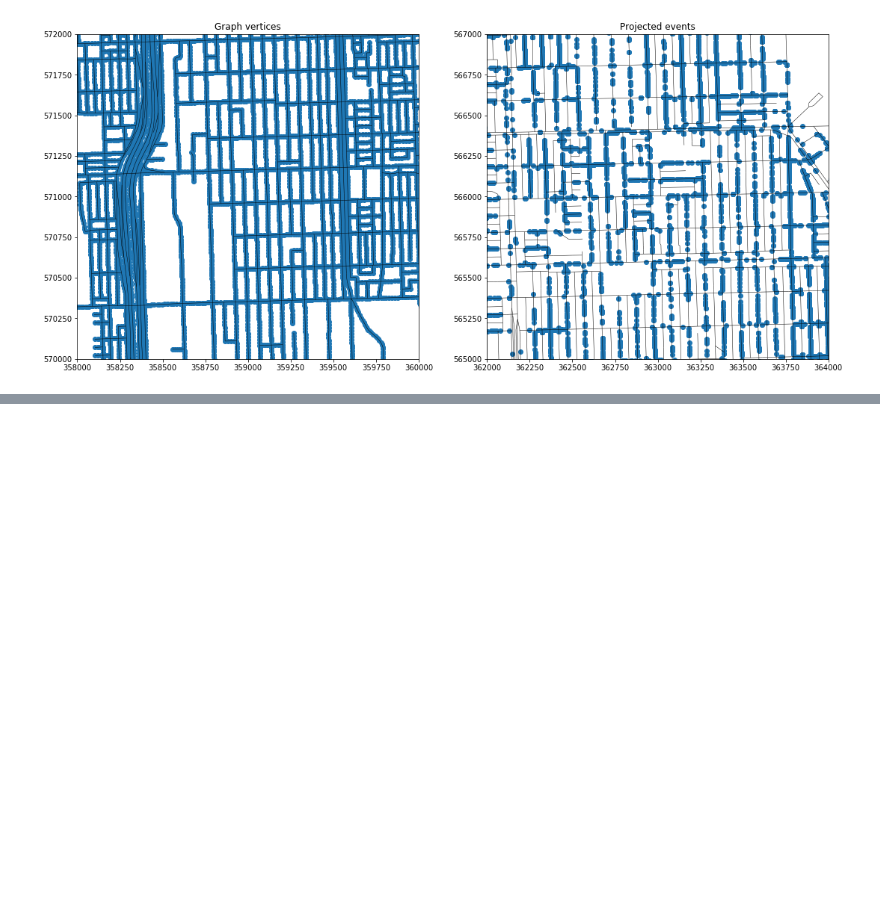
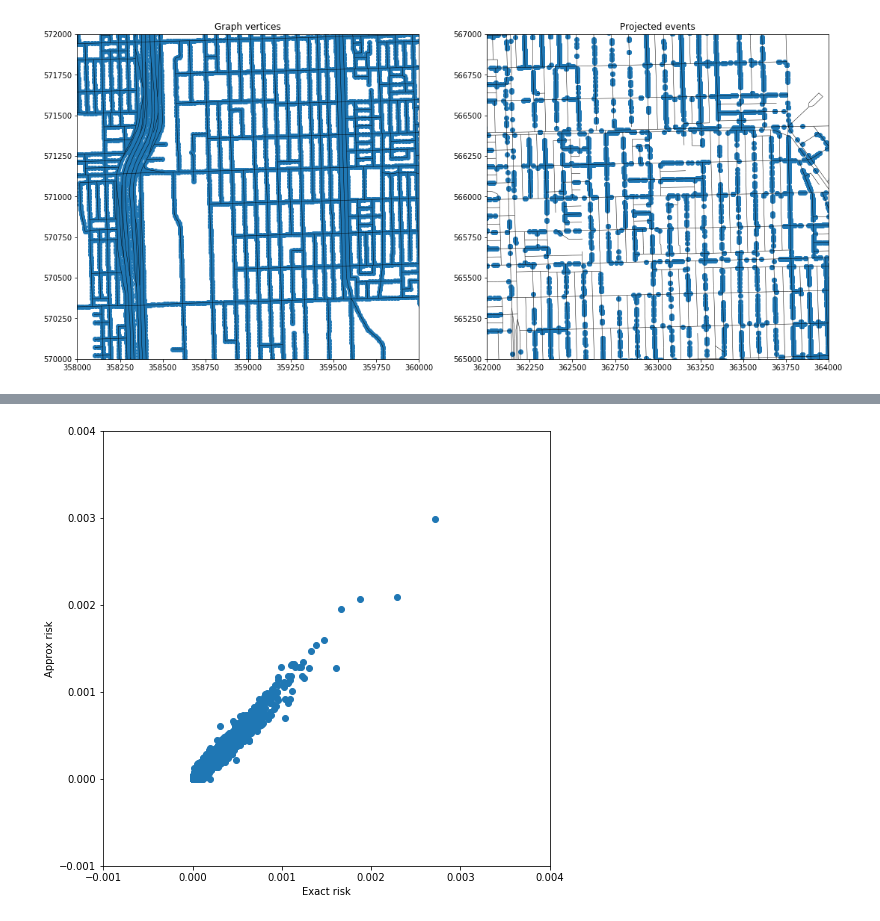
Before and after one commit to QuantCrimAtLeeds/PredictCode, a Jupyter notebook: examples/Networks/Case study Chicago/Hotspotting.ipynb, the cells around one changed output, grey strips where cells are left out. Drawn from its saved outputs; the diff is of its cells as text; code cells hidden in the pictures; blank space fills up the shorter version.

```diff
--- a/examples/Networks/Case study Chicago/Hotspotting.ipynb
+++ b/examples/Networks/Case study Chicago/Hotspotting.ipynb
@@ -55,7 +58,3 @@ axes[1].set(xlim=[362000, 364000], ylim=[565000, 567000], title="Projected event
 predictor.time_kernel = open_cp.network_hotspot.ExponentialTimeKernel(20)
 predictor.kernel = open_cp.network_hotspot.TriangleKernel(50)
 result = predictor.predict()
-# %%
-pred = open_cp.network_hotspot.ApproxPredictorCaching(predictor)
-pred.kernel = open_cp.network_hotspot.TriangleKernel(50)
-result = pred.predict()
@@ -91,0 +96,13 @@ None
+# %%
+trainer = open_cp.network_hotspot.Trainer()
+trainer.graph = graph
+trainer.maximum_edge_length = 20
+mask = ( (timed_points.timestamps >= np.datetime64("2011-01-01")) &
+    (timed_points.timestamps < np.datetime64("2011-09-01")) )
+trainer.data = timed_points[mask]
+predictor = trainer.compile()
+# %%
+pred = open_cp.network_hotspot.ApproxPredictorCaching(predictor)
+pred.kernel = open_cp.network_hotspot.TriangleKernel(50)
+pred.time_kernel = open_cp.network_hotspot.ExponentialTimeKernel(20)
+result_approx = pred.predict()
@@ -91,0 +112,8 @@ None
+# %%
+fig, ax = plt.subplots(figsize=(8,8))
+ax.scatter(result.risks, result_approx.risks)
+ax.set(xlim=[-0.001, 0.004], ylim=[-0.001, 0.004])
+ax.set(xlabel="Exact risk", ylabel="Approx risk")
+None
+# %% [output]
+[figure, added]
```
Also changed, not shown: parts of 10 cells of this notebook, 16 other files.
